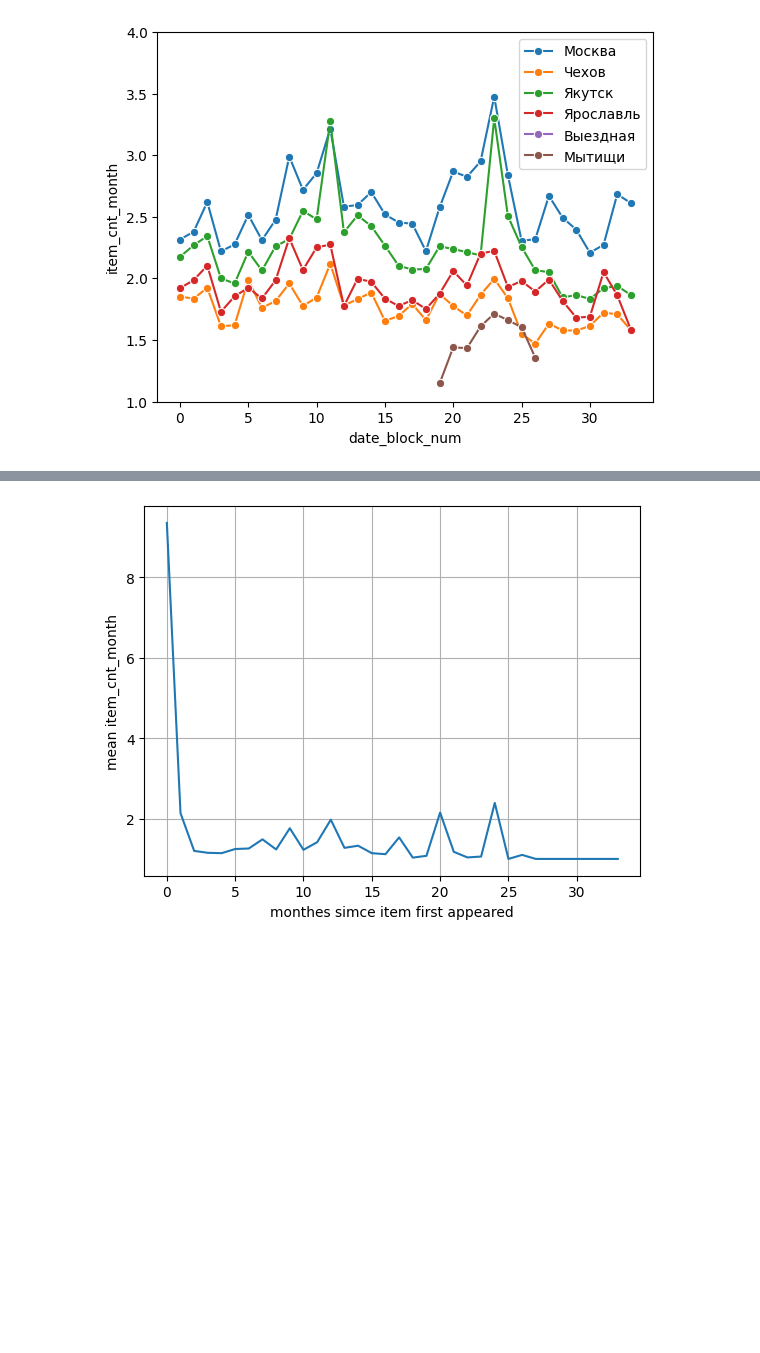
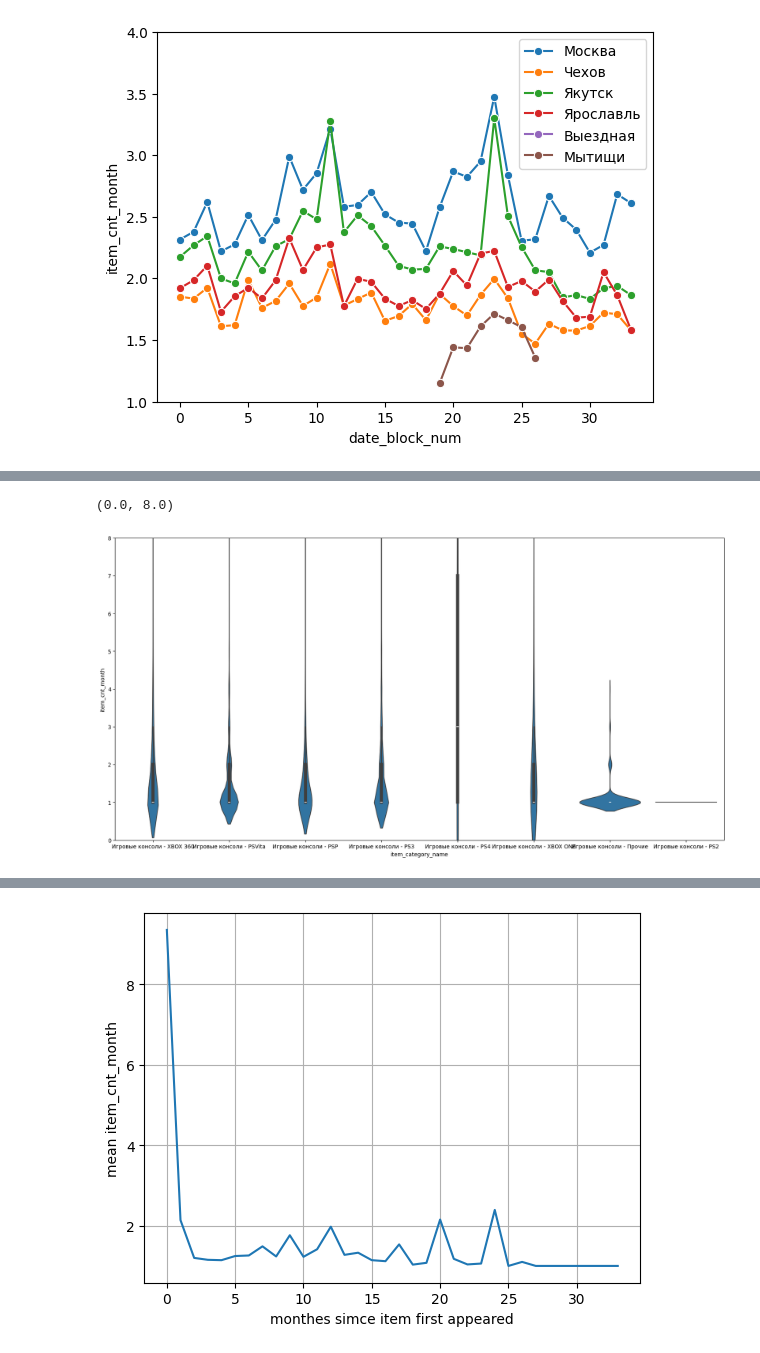
Before and after one commit to valera2444/FutureSalesPrediction, a Jupyter notebook: EDA/EDA_tendencies.ipynb, the cells around one changed output, grey strips where cells are left out. Cells and saved outputs as stored; diff of their text form; code cells hidden in the pictures; blank space fills up the shorter version.

```diff
--- a/EDA/EDA_tendencies.ipynb
+++ b/EDA/EDA_tendencies.ipynb
@@ -187,0 +198,9 @@ plt.ylim(1,4)
+# %%
+#Difference between categories inside Игровые super_category
+plt.figure(figsize=(20,10))
+merged_selected = merged[merged.super_category == 'Игровые']
+sns.violinplot(data=merged_selected, x='item_category_name', y='item_cnt_month')
+plt.ylim(0,8)
+# %% [output]
+(0.0, 8.0)
+[figure, added]
```
Also changed, not shown: parts of 5 cells of this notebook.
